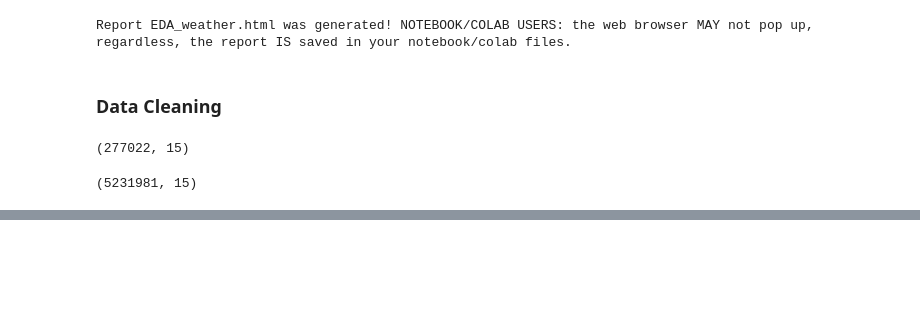
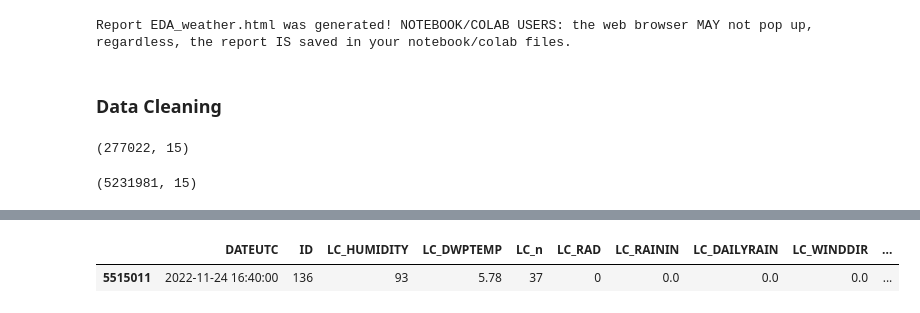
Before and after one commit to vavald/MDA_Switzerland, a Jupyter notebook: EDA_weather/EDA_weather.ipynb, the cells around one changed output, grey strips where cells are left out. Cells and saved outputs as stored; diff of their text form; code cells hidden in the pictures; blank space fills up the shorter version.

```diff
--- a/EDA_weather/EDA_weather.ipynb
+++ b/EDA_weather/EDA_weather.ipynb
@@ -151,0 +166,6 @@ df.to_csv('data/dataverse_files/Weather_cleaned.csv', index=False)
+# %%
+# show an instance where LC_TEMP is null
+df[df['LC_TEMP'].isnull()].sample(1)
+# %% [output]
+|  | DATEUTC | ID | LC_HUMIDITY | LC_DWPTEMP | LC_n | LC_RAD | LC_RAININ | LC_DAILYRAIN | LC_WINDDIR | ... |
+| 5515011 | 2022-11-24 16:40:00 | 136 | 93 | 5.78 | 37 | 0 | 0.0 | 0.0 | 0.0 | ... |
```
Also changed, not shown: parts of 11 cells of this notebook, 2 other files.
